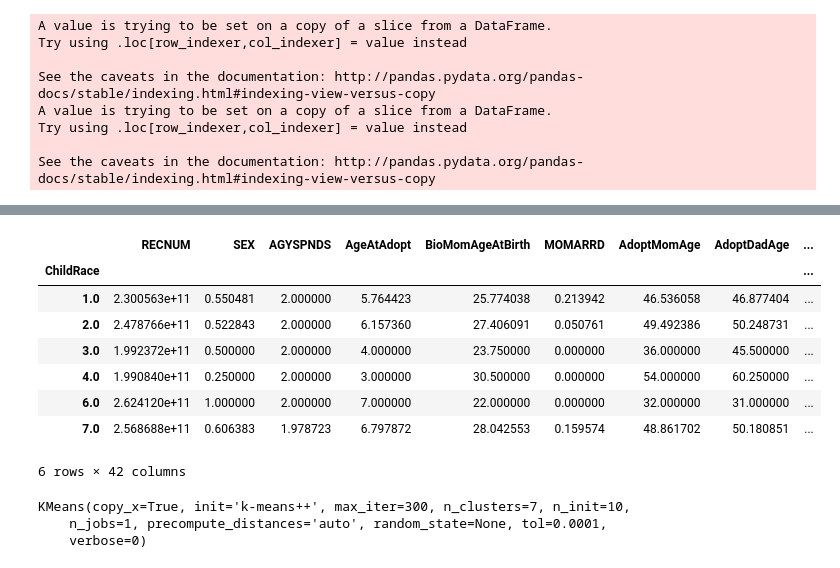
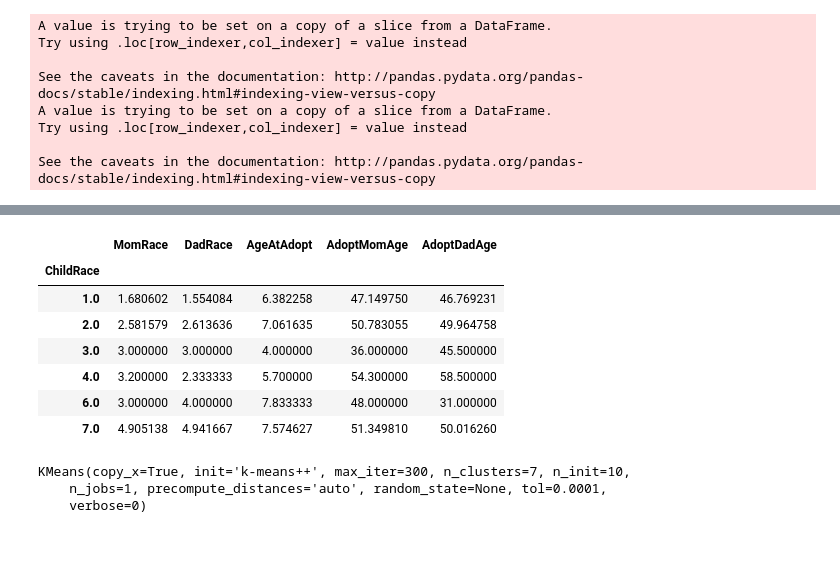
Before and after one commit to lessdaa/project2, a Jupyter notebook: Project 2/Project 2 main part/Project 2 main file.ipynb, the cells around one changed output, grey strips where cells are left out. Drawn from its saved outputs; the diff is of its cells as text; code cells hidden in the pictures.

```diff
--- a/Project 2/Project 2 main part/Project 2 main file.ipynb
+++ b/Project 2/Project 2 main part/Project 2 main file.ipynb
@@ -1005,15 +1006,14 @@ plt.show()
 # %%
 dfkn_apply=df[['ChildRace','MomRace','DadRace','AgeAtAdopt','AdoptMomAge','AdoptDadAge']]
 # %%
-dfkn_display.groupby('ChildRace').mean()
+dfkn_apply.groupby('ChildRace').mean()
 # %% [output]
-|  | RECNUM | SEX | AGYSPNDS | AgeAtAdopt | BioMomAgeAtBirth | MOMARRD | AdoptMomAge | AdoptDadAge | ... |
-| ChildRace |  |  |  |  |  |  |  |  | ... |
-| 1.0 | 2.300563e+11 | 0.550481 | 2.000000 | 5.764423 | 25.774038 | 0.213942 | 46.536058 | 46.877404 | ... |
-| 2.0 | 2.478766e+11 | 0.522843 | 2.000000 | 6.157360 | 27.406091 | 0.050761 | 49.492386 | 50.248731 | ... |
-| 3.0 | 1.992372e+11 | 0.500000 | 2.000000 | 4.000000 | 23.750000 | 0.000000 | 36.000000 | 45.500000 | ... |
-| 4.0 | 1.990840e+11 | 0.250000 | 2.000000 | 3.000000 | 30.500000 | 0.000000 | 54.000000 | 60.250000 | ... |
-| 6.0 | 2.624120e+11 | 1.000000 | 2.000000 | 7.000000 | 22.000000 | 0.000000 | 32.000000 | 31.000000 | ... |
-| 7.0 | 2.568688e+11 | 0.606383 | 1.978723 | 6.797872 | 28.042553 | 0.159574 | 48.861702 | 50.180851 | ... |
+|  | MomRace | DadRace | AgeAtAdopt | AdoptMomAge | AdoptDadAge |
+| ChildRace |  |  |  |  |  |
+| 1.0 | 1.680602 | 1.554084 | 6.382258 | 47.149750 | 46.769231 |
+| 2.0 | 2.581579 | 2.613636 | 7.061635 | 50.783055 | 49.964758 |
+| 3.0 | 3.000000 | 3.000000 | 4.000000 | 36.000000 | 45.500000 |
+| 4.0 | 3.200000 | 2.333333 | 5.700000 | 54.300000 | 58.500000 |
+| 6.0 | 3.000000 | 4.000000 | 7.833333 | 48.000000 | 31.000000 |
+| 7.0 | 4.905138 | 4.941667 | 7.574627 | 51.349810 | 50.016260 |
-6 rows × 42 columns
 # %%
```
Also changed, not shown: parts of 54 cells of this notebook.
